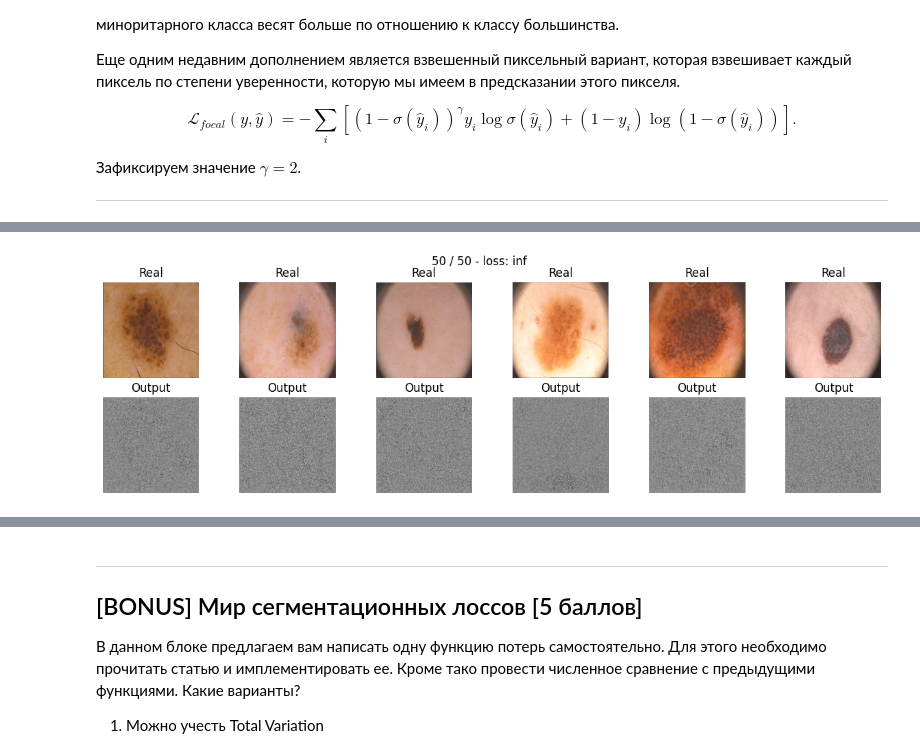
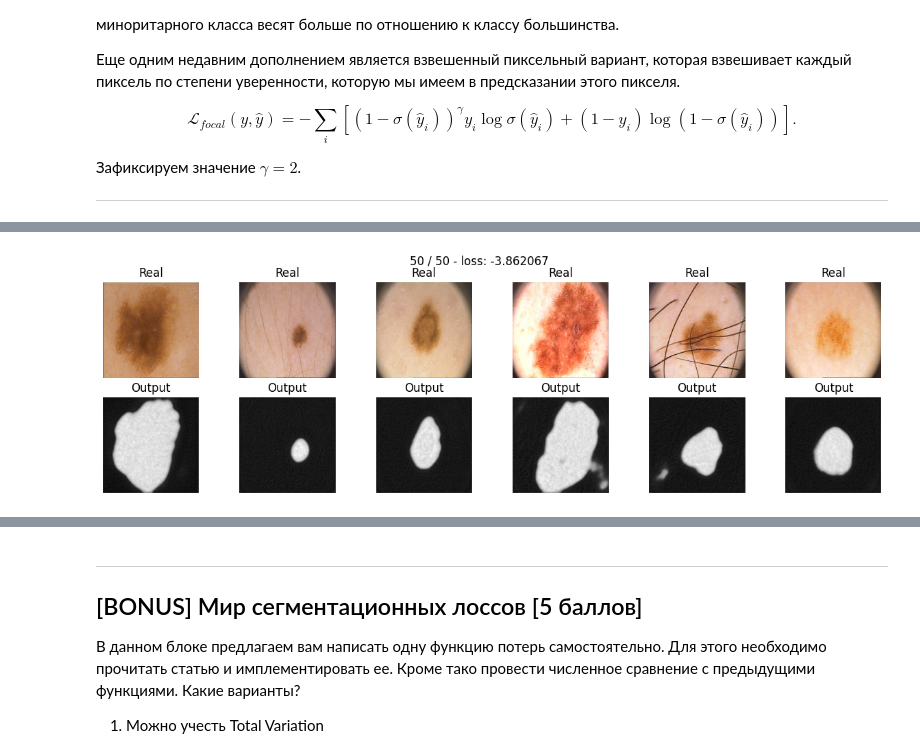
Before and after one commit to KiykoHanna/Stepik-DeepLearning, a Jupyter notebook: [hw]semantic_segmentation.ipynb, the cells around one changed output, grey strips where cells are left out. Cells and saved outputs as stored; diff of their text form; code cells hidden in the pictures.

```diff
--- a/[hw]semantic_segmentation.ipynb
+++ b/[hw]semantic_segmentation.ipynb
@@ -321,9 +322,9 @@ def iou_pytorch(outputs: torch.Tensor, labels: torch.Tensor):
 
     iou = (intersection + SMOOTH) / (union + SMOOTH)  # We smooth our devision to avoid 0/0
 
-    thresholded = torch.clamp(20 * (iou - 0.5), 0, 10).ceil() / 10  # This is equal to comparing with thresolds
+    # thresholded = torch.clamp(20 * (iou - 0.5), 0, 10).ceil() / 10  # This is equal to comparing with thresolds
 
-    return thresholded  #
+    return iou
 # %% [markdown]
 ## Функция потерь [1 балл]
 
@@ -528,26 +563,19 @@ $$\mathcal L_{focal}(y, \hat y) = -\sum_i \left[\left(1-\sigma(\hat y_i)\right)^
 # %%
-def focal_loss(alpha=0.25, gamma=2):
-  def focal_loss_with_logits(logits, targets, alpha, gamma, y_pred):
-    targets = tf.cast(targets, tf.float32)
-    weight_a = alpha * (1 - y_pred) ** gamma * targets
-    weight_b = (1 - alpha) * y_pred ** gamma * (1 - targets)
+def focal_loss(logits, targets, alpha=0.25, gamma=2):
+  y_pred = torch.sigmoid(logits)
 
-    return (tf.math.log1p(tf.exp(-tf.abs(logits))) + tf.nn.relu(-logits)) * (weight_a + weight_b) + logits * weight_b
+  weight_a = alpha * (1 - y_pred) ** gamma * targets
+  weight_b = (1 - alpha) * y_pred ** gamma * (1 - targets)
+  loss = (torch.log(torch.exp(torch.abs(y_pred))) - y_pred)) * (weight_a + weight_b) + logits * weight_b
 
-  def loss(y_true, logits):
-    y_pred = tf.math.sigmoid(logits)
-    loss = focal_loss_with_logits(logits=logits, targets=y_true, alpha=alpha, gamma=gamma, y_pred=y_pred)
-
-    return tf.reduce_mean(loss)
-
-  return loss
+  return torch.mean(loss)
 # %%
 model_focal = SegNet().to(device)
 max_epochs = 50
-optim = torch.optim.Adam(model.parameters(), lr=1e-3)
+optim = torch.optim.Adam(model_focal.parameters(), lr=1e-3)
 scheduler = torch.optim.lr_scheduler.StepLR(optim, step_size=1, gamma=0.9)
-loss_t, loss_v, score = train(model_focal, optimaizer, focal_loss, max_epochs, data_tr, data_val, scheduler,  score_model )
+loss_t, loss_v, score, best_iou = train(model_focal, optim, focal_loss, max_epochs, data_tr, data_val, scheduler,  score_model )
 # %% [output]
-[figure, old version]
+[figure, new version]
 # %%
 score_model(model_focal, iou_pytorch, data_val)
```
Also changed, not shown: parts of 21 cells of this notebook.
